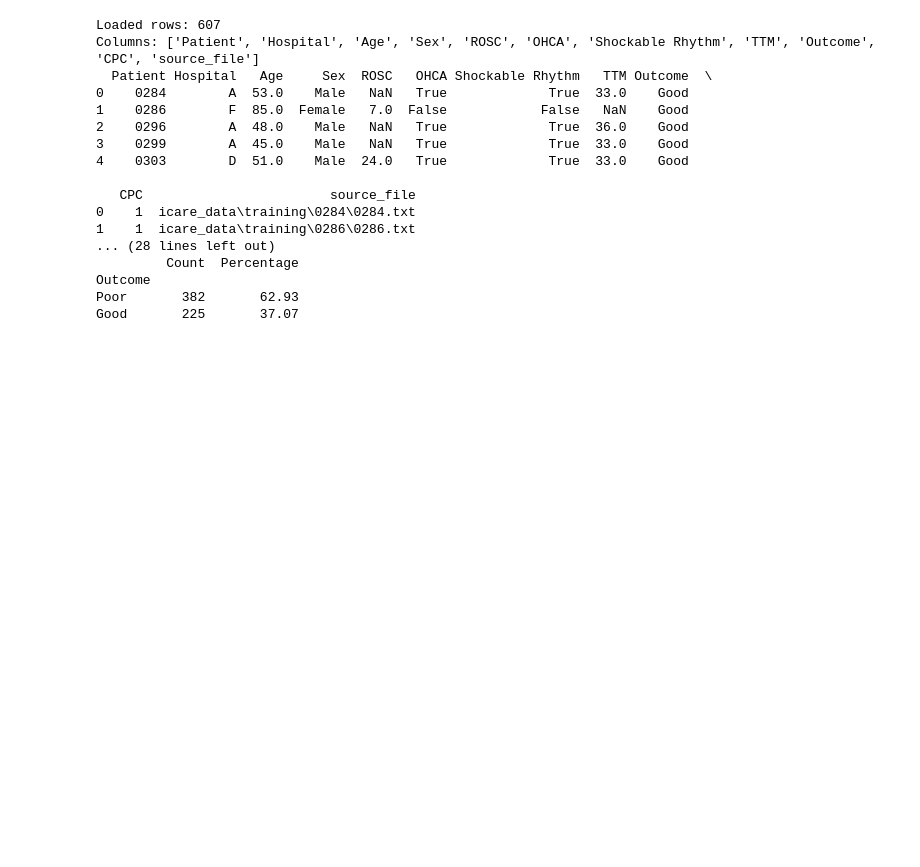
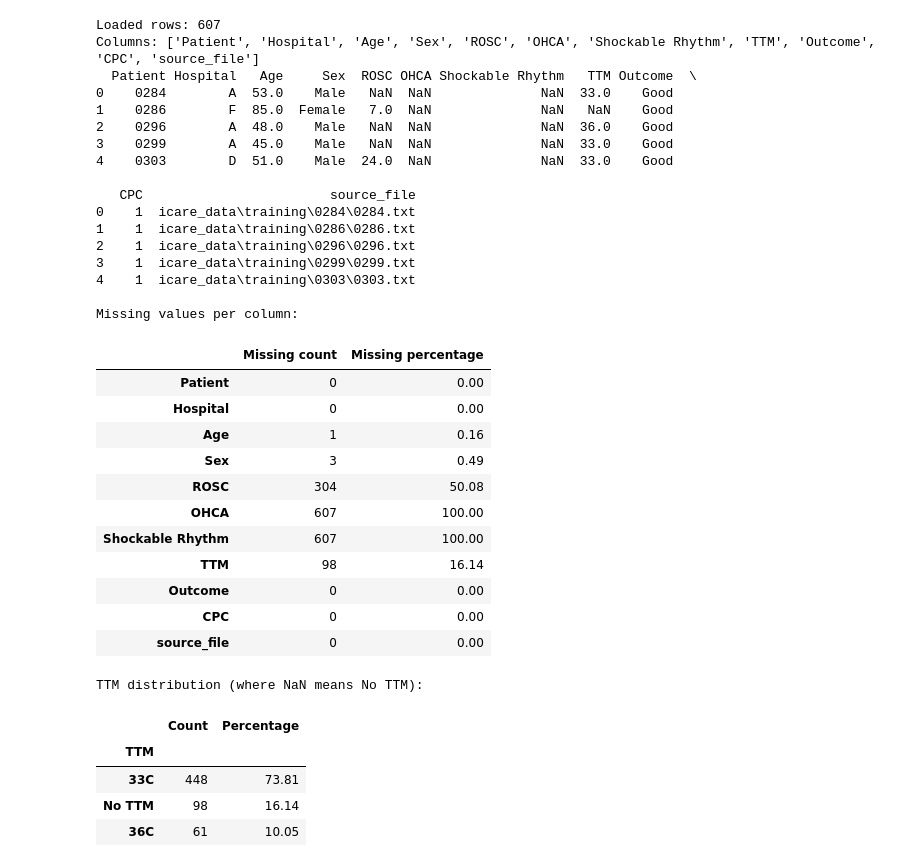
Before and after one commit to Vilnius-Kosice-joint-project-2026/predicting-neurological-recovery, a Jupyter notebook: analyse_static_data.ipynb, the cells around one changed output. Cells and saved outputs as stored; diff of their text form; code cells hidden in the pictures; blank space fills up the shorter version.

Commit message:
split data analysis and metadata model

```diff
--- a/analyse_static_data.ipynb
+++ b/analyse_static_data.ipynb
@@ -94,57 +158,82 @@ def convert_column_types(training_dataframe: pd.DataFrame) -> pd.DataFrame:
 # %%
-# If .parquet file already exists, load it directly for faster analysis.
-parquet_path = Path("training_data.parquet")
-
+# If a normalized parquet file already exists, load it directly for faster analysis.
+parquet_path = Path("training_data_normalized.parquet")
 if parquet_path.exists():
     training_dataframe = pd.read_parquet(parquet_path)
+    training_dataframe = convert_column_types(training_dataframe)
 else:
     training_root_path = Path("icare_data") / "training"
     training_dataframe = build_training_dataframe(training_root_path)
-
-    training_dataframe.to_parquet("training_data.parquet", index=False)
-
+    training_dataframe.to_parquet(parquet_path, index=False)
 print("Loaded rows:", len(training_dataframe))
 print("Columns:", list(training_dataframe.columns))
 print(training_dataframe.head())
-
-# Search for missing values
-missing_values = training_dataframe.isnull().sum()
+# Search for missing values after normalizing literal string markers.
+missing_value_summary = add_missing_value_summary(training_dataframe)
 print("\nMissing values per column:")
-print(missing_values)
-
+display(missing_value_summary)
+ttm_summary = pd.DataFrame(
+    {
+        "Count": training_dataframe["TTM"]
+        .map({33.0: "33C", 36.0: "36C"})
+        .fillna("No TTM")
+        .value_counts(),
+    }
+)
+ttm_summary["Percentage"] = (
+    ttm_summary["Count"] / len(training_dataframe) * 100
+).round(2)
+print("\nTTM distribution (where NaN means No TTM):")
+display(ttm_summary)
 # Numerical characteristics of quantitative variables
 # min, q1, q2, miu, q3, max
 print("\nNumerical summary:")
 print(round(training_dataframe.describe(), 2))
-
-# Table of count and percentange of Good and Poor outcomes
+# Table of count and percentage of Good and Poor outcomes
 outcome_counts = training_dataframe["Outcome"].value_counts(dropna=False)
 outcome_percentages = (
     training_dataframe["Outcome"].value_counts(dropna=False, normalize=True) * 100
 )
 outcome_summary = pd.DataFrame(
     {
         "Count": outcome_counts,
         "Percentage": outcome_percentages.round(2),
     }
 )
-
 print(outcome_summary)
 # %% [output]
 Loaded rows: 607
 Columns: ['Patient', 'Hospital', 'Age', 'Sex', 'ROSC', 'OHCA', 'Shockable Rhythm', 'TTM', 'Outcome', 'CPC', 'source_file']
-  Patient Hospital   Age     Sex  ROSC   OHCA Shockable Rhythm   TTM Outcome  \
-0    0284        A  53.0    Male   NaN   True             True  33.0    Good
-1    0286        F  85.0  Female   7.0  False            False   NaN    Good
-2    0296        A  48.0    Male   NaN   True             True  36.0    Good
-3    0299        A  45.0    Male   NaN   True             True  33.0    Good
-4    0303        D  51.0    Male  24.0   True             True  33.0    Good
+  Patient Hospital   Age     Sex  ROSC OHCA Shockable Rhythm   TTM Outcome  \
+0    0284        A  53.0    Male   NaN  NaN              NaN  33.0    Good
+1    0286        F  85.0  Female   7.0  NaN              NaN   NaN    Good
+2    0296        A  48.0    Male   NaN  NaN              NaN  36.0    Good
+3    0299        A  45.0    Male   NaN  NaN              NaN  33.0    Good
+4    0303        D  51.0    Male  24.0  NaN              NaN  33.0    Good
 
    CPC                        source_file
 0    1  icare_data\training\0284\0284.txt
 1    1  icare_data\training\0286\0286.txt
-... (28 lines left out)
-         Count  Percentage
-Outcome
-Poor       382       62.93
-Good       225       37.07
+2    1  icare_data\training\0296\0296.txt
+3    1  icare_data\training\0299\0299.txt
+4    1  icare_data\training\0303\0303.txt
+
+Missing values per column:
+|  | Missing count | Missing percentage |
+| Patient | 0 | 0.00 |
+| Hospital | 0 | 0.00 |
+| Age | 1 | 0.16 |
+| Sex | 3 | 0.49 |
+| ROSC | 304 | 50.08 |
+| OHCA | 607 | 100.00 |
+| Shockable Rhythm | 607 | 100.00 |
+| TTM | 98 | 16.14 |
+| Outcome | 0 | 0.00 |
+| CPC | 0 | 0.00 |
+| source_file | 0 | 0.00 |
+TTM distribution (where NaN means No TTM):
+|  | Count | Percentage |
+| TTM |  |  |
+| 33C | 448 | 73.81 |
+| No TTM | 98 | 16.14 |
+| 36C | 61 | 10.05 |
```
Also changed, not shown: parts of 10 cells of this notebook, 5 other files.
